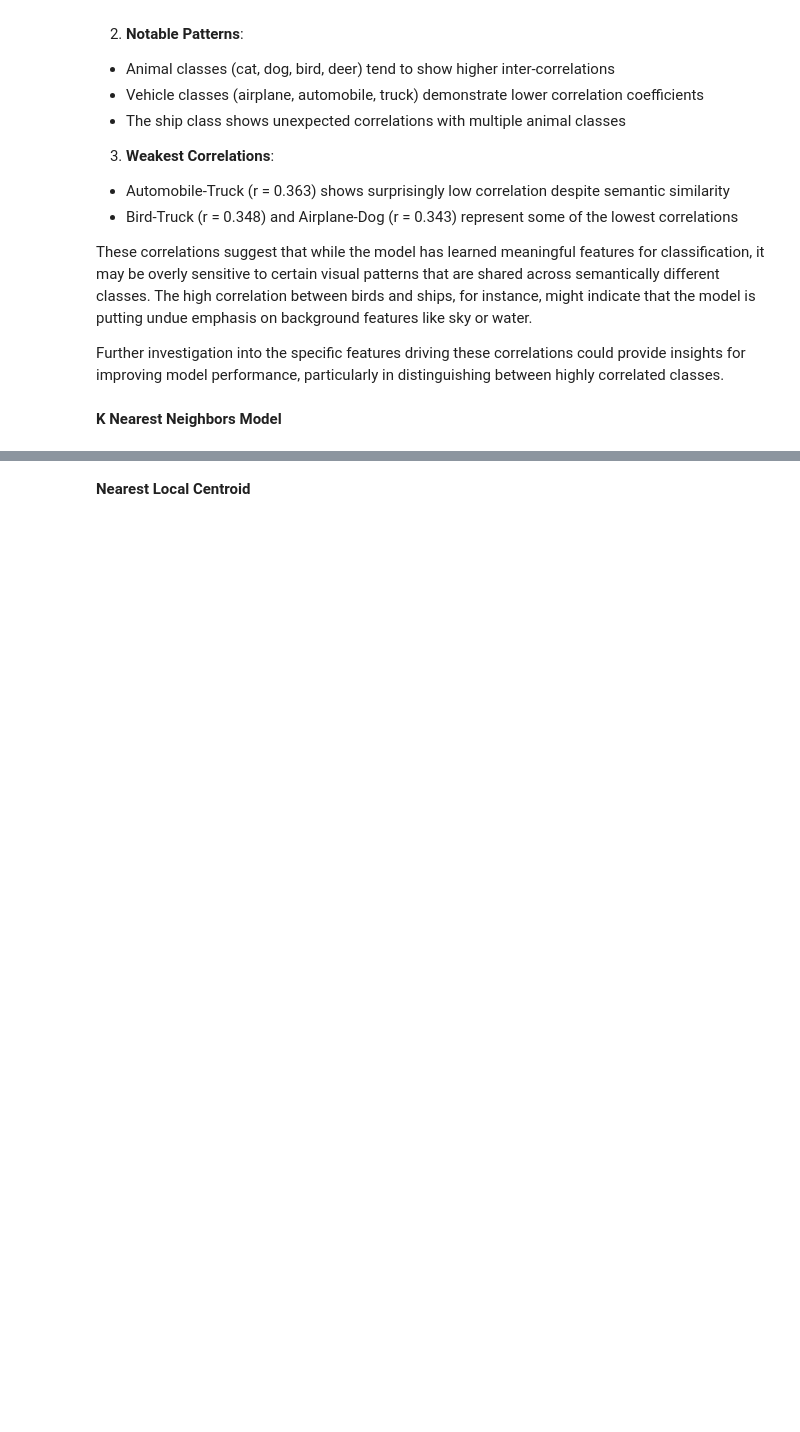
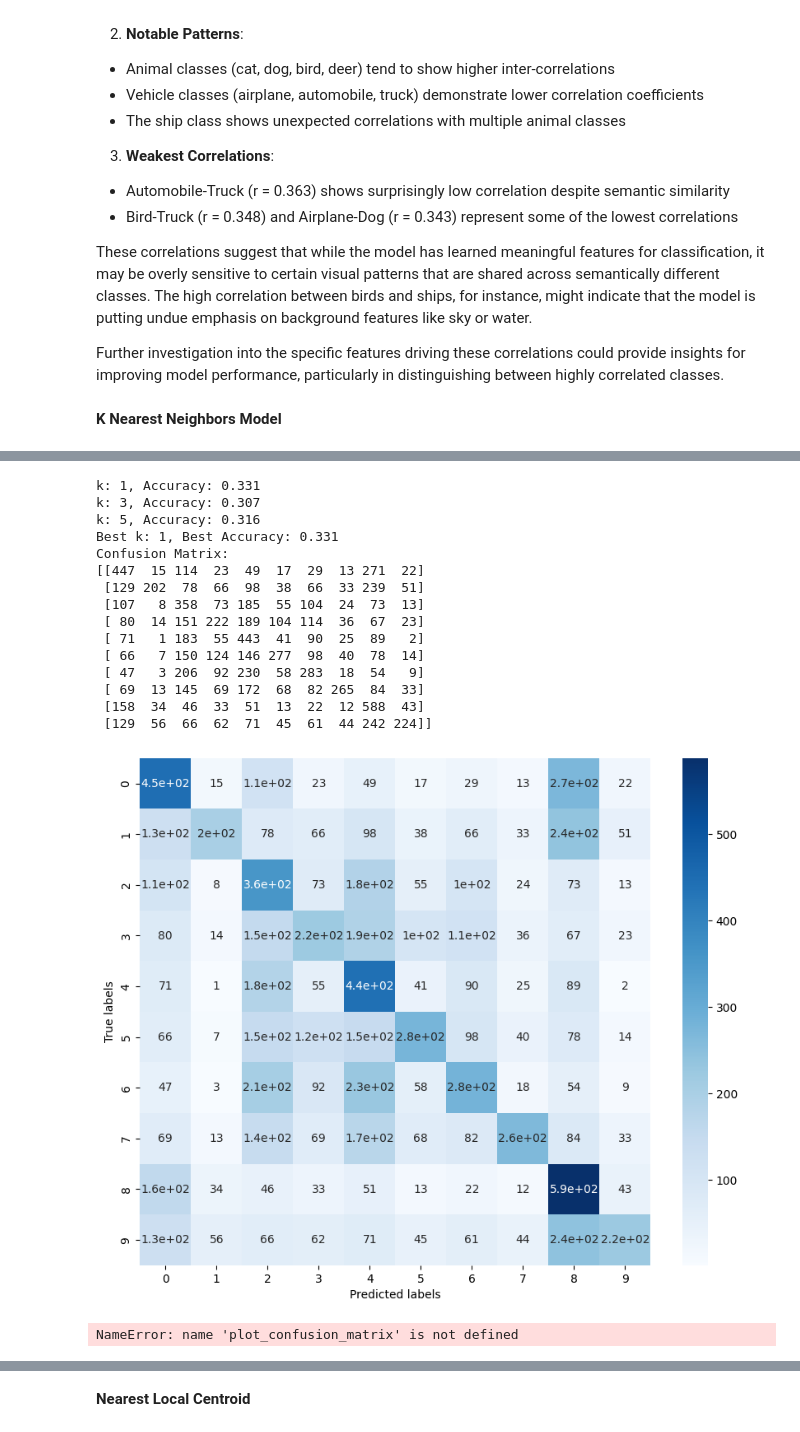
Before and after one commit to andnet-deboer/ComputerVisionBenchmark, a Jupyter notebook: Final Project.ipynb, the cells around one changed output, grey strips where cells are left out. Cells and saved outputs as stored; diff of their text form; code cells hidden in the pictures; blank space fills up the shorter version.

```diff
--- a/Final Project.ipynb
+++ b/Final Project.ipynb
@@ -436,0 +409,66 @@ k = 3, Accuracy = 33.03%
+# %%
+
+# Data preprocessing (flatten and scale)
+train_images = train_images.reshape(train_images.shape[0], -1)
+test_images = test_images.reshape(test_images.shape[0], -1)
+scaler = StandardScaler()
+data_train_scaled = scaler.fit_transform(train_images)
+data_test_scaled = scaler.transform(test_images)
+
+# Feature selection using mutual information
+selector = SelectKBest(mutual_info_classif, k=1000)
+data_train_selected = selector.fit_transform(data_train_scaled, train_labels.ravel())
+data_test_selected = selector.transform(data_test_scaled)
+
+# Optimized KNN function using sklearn's KNeighborsClassifier with KDTree
+def knn(X_train, y_train, X_test, k):
+    # Use KNeighborsClassifier with KDTree to speed up nearest neighbor search
+    knn_model = KNeighborsClassifier(n_neighbors=k, algorithm='kd_tree', n_jobs=-1)
+    knn_model.fit(X_train, y_train)  # Fit the model
+    predictions = knn_model.predict(X_test)  # Predict the test data
+    return predictions
+
+# Define the array of k values to evaluate
+k_values = np.array([1, 3, 5, 7, 9, 11, 15])
+
+# Initialize an array to store the accuracy for each k value
+accuracies = np.zeros(k_values.shape[0])
+
+# Evaluate the model for each k value
+for i, k in enumerate(k_values):
+    predictions = knn(data_train_selected, train_labels.ravel(), data_test_selected, k)
+    accuracy = accuracy_score(test_labels.ravel(), predictions)
+    accuracies[i] = accuracy
+    print(f"k: {k}, Accuracy: {accuracy:.3f}")
+
+# Find the best k value
+best_k = k_values[np.argmax(accuracies)]
+best_accuracy = np.max(accuracies)
+
+print(f"Best k: {best_k}, Best Accuracy: {best_accuracy:.3f}")
+
+# Make predictions using the best k value
+best_predictions = knn(data_train_selected, train_labels.ravel(), data_test_selected, best_k)
+# %% [output]
+k: 1, Accuracy: 0.331
+k: 3, Accuracy: 0.307
+k: 5, Accuracy: 0.316
+Best k: 1, Best Accuracy: 0.331
+Confusion Matrix:
+[[447  15 114  23  49  17  29  13 271  22]
+ [129 202  78  66  98  38  66  33 239  51]
+ [107   8 358  73 185  55 104  24  73  13]
+ [ 80  14 151 222 189 104 114  36  67  23]
+ [ 71   1 183  55 443  41  90  25  89   2]
+ [ 66   7 150 124 146 277  98  40  78  14]
+ [ 47   3 206  92 230  58 283  18  54   9]
+ [ 69  13 145  69 172  68  82 265  84  33]
+ [158  34  46  33  51  13  22  12 588  43]
+ [129  56  66  62  71  45  61  44 242 224]]
+[figure, added]
+# %%
+
+
+plot_confusion_matrix(test_labels, best_predictions, class_names)
+# %% [output]
+NameError: name 'plot_confusion_matrix' is not defined
```
Also changed, not shown: parts of 11 cells of this notebook.
